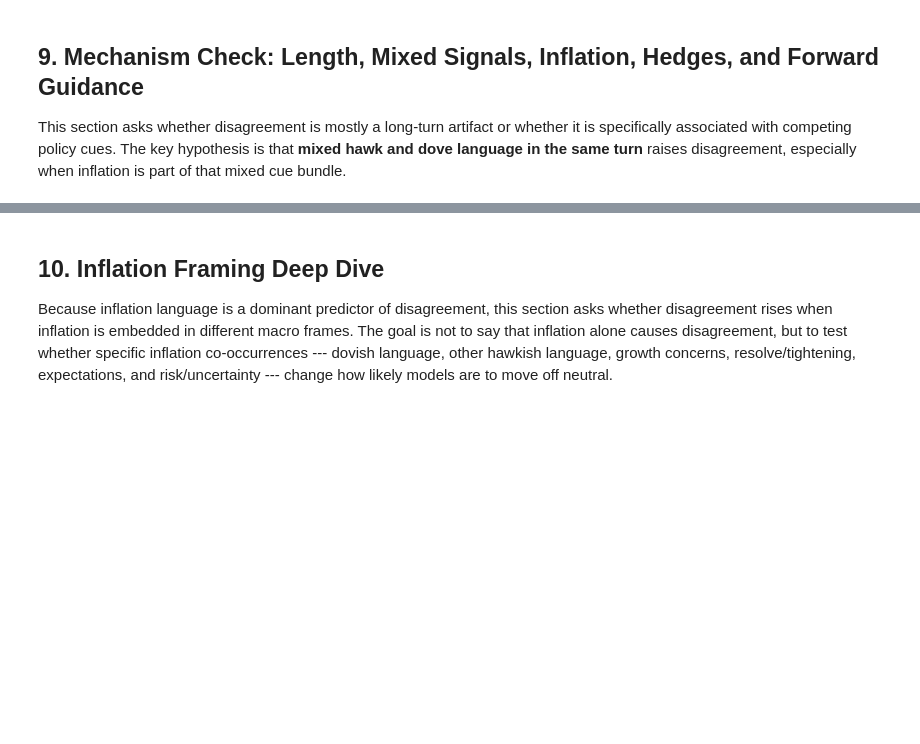
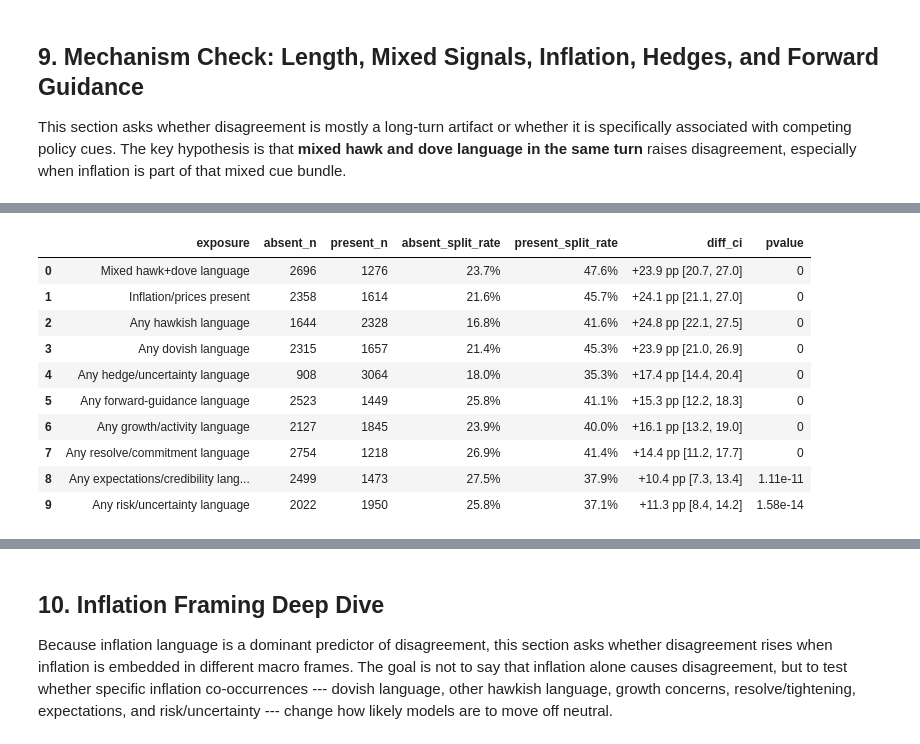
Before and after one commit to ericGutierrezM/central-bank-spillovers, a Jupyter notebook: notebooks/6.2_predict_llm_disagreement.ipynb, the cells around one changed output, grey strips where cells are left out. Saved outputs shown, nothing was run; the diff lists cells and outputs as text; code cells hidden in the pictures; blank space fills up the shorter version.

```diff
--- a/notebooks/6.2_predict_llm_disagreement.ipynb
+++ b/notebooks/6.2_predict_llm_disagreement.ipynb
@@ -998,3 +1153,98 @@ print(f"inflation_present share: {mech['inflation_present'].mean():.1%}")
+# %%
+from scipy.stats import norm
+
+def two_prop_ci(success_a, n_a, success_b, n_b):
+    p_a = success_a / n_a
+    p_b = success_b / n_b
+    diff = p_b - p_a
+    se = np.sqrt(max(
+        p_a * (1 - p_a) / n_a + p_b * (1 - p_b) / n_b,
+        1e-12
+    ))
+    ci_low = diff - 1.96 * se
+    ci_high = diff + 1.96 * se
+
+    pooled = (success_a + success_b) / (n_a + n_b)
+    se_pool = np.sqrt(max(
+        pooled * (1 - pooled) * (1 / n_a + 1 / n_b),
+        1e-12
+    ))
+    z_stat = diff / se_pool
+    pvalue = 2 * (1 - norm.cdf(abs(z_stat)))
+    return diff, ci_low, ci_high, pvalue
+
+simple_exposure_specs = [
+    ("mixed_signal", "Mixed hawk+dove language", "binary"),
+    ("inflation_present", "Inflation/prices present", "binary"),
+    ("hawk_count", "Any hawkish language", "count"),
+    ("dove_count", "Any dovish language", "count"),
+    ("hedge_count", "Any hedge/uncertainty language", "count"),
+    ("fg_count", "Any forward-guidance language", "count"),
+    ("growth_count", "Any growth/activity language", "count"),
+    ("resolve_count", "Any resolve/commitment language", "count"),
+    ("expectations_count", "Any expectations/credibility language", "count"),
+    ("risk_uncertainty_count", "Any risk/uncertainty language", "count"),
+]
+
+simple_exposure_rows = []
+
+for col, label, kind in simple_exposure_specs:
+    present_mask = mech[col].eq(1) if kind == "binary" else mech[col].gt(0)
+
+    absent = mech.loc[~present_mask, "split"]
+    present = mech.loc[present_mask, "split"]
+
+    success_a = int(absent.sum())
+    n_a = int(len(absent))
+    success_b = int(present.sum())
+    n_b = int(len(present))
+
+    diff, ci_low, ci_high, pvalue = two_prop_ci(success_a, n_a, success_b, n_b)
+
+    simple_exposure_rows.append({
+        "exposure": label,
+        "absent_n": n_a,
+        "present_n": n_b,
+        "absent_split_rate": success_a / n_a,
+        "present_split_rate": success_b / n_b,
+        "diff_pp": 100 * diff,
+        "ci_low_pp": 100 * ci_low,
+        "ci_high_pp": 100 * ci_high,
+        "pvalue": pvalue,
+        "diff_ci": f"{100*diff:+.1f} pp [{100*ci_low:.1f}, {100*ci_high:.1f}]",
+    })
+
+simple_exposure_table = pd.DataFrame(simple_exposure_rows)
+
+display(
+    simple_exposure_table[
+        [
+            "exposure",
+            "absent_n",
+            "present_n",
+            "absent_split_rate",
+            "present_split_rate",
+            "diff_ci",
+            "pvalue",
+        ]
+    ].style.format({
+        "absent_split_rate": "{:.1%}",
+        "present_split_rate": "{:.1%}",
+        "pvalue": "{:.3g}",
+    })
+)
+# %% [output]
+|  | exposure | absent_n | present_n | absent_split_rate | present_split_rate | diff_ci | pvalue |
+| 0 | Mixed hawk+dove language | 2696 | 1276 | 23.7% | 47.6% | +23.9 pp [20.7, 27.0] | 0 |
+| 1 | Inflation/prices present | 2358 | 1614 | 21.6% | 45.7% | +24.1 pp [21.1, 27.0] | 0 |
+| 2 | Any hawkish language | 1644 | 2328 | 16.8% | 41.6% | +24.8 pp [22.1, 27.5] | 0 |
+| 3 | Any dovish language | 2315 | 1657 | 21.4% | 45.3% | +23.9 pp [21.0, 26.9] | 0 |
+| 4 | Any hedge/uncertainty language | 908 | 3064 | 18.0% | 35.3% | +17.4 pp [14.4, 20.4] | 0 |
+| 5 | Any forward-guidance language | 2523 | 1449 | 25.8% | 41.1% | +15.3 pp [12.2, 18.3] | 0 |
+| 6 | Any growth/activity language | 2127 | 1845 | 23.9% | 40.0% | +16.1 pp [13.2, 19.0] | 0 |
+| 7 | Any resolve/commitment language | 2754 | 1218 | 26.9% | 41.4% | +14.4 pp [11.2, 17.7] | 0 |
+| 8 | Any expectations/credibility lang... | 2499 | 1473 | 27.5% | 37.9% | +10.4 pp [7.3, 13.4] | 1.11e-11 |
+| 9 | Any risk/uncertainty language | 2022 | 1950 | 25.8% | 37.1% | +11.3 pp [8.4, 14.2] | 1.58e-14 |
 # %%
 length_diag = (
     mech.assign(word_decile=pd.qcut(mech["word_count"], q=10, labels=False, duplicates="drop"))
```
Also changed, not shown: parts of 12 cells of this notebook, 5 other files.
